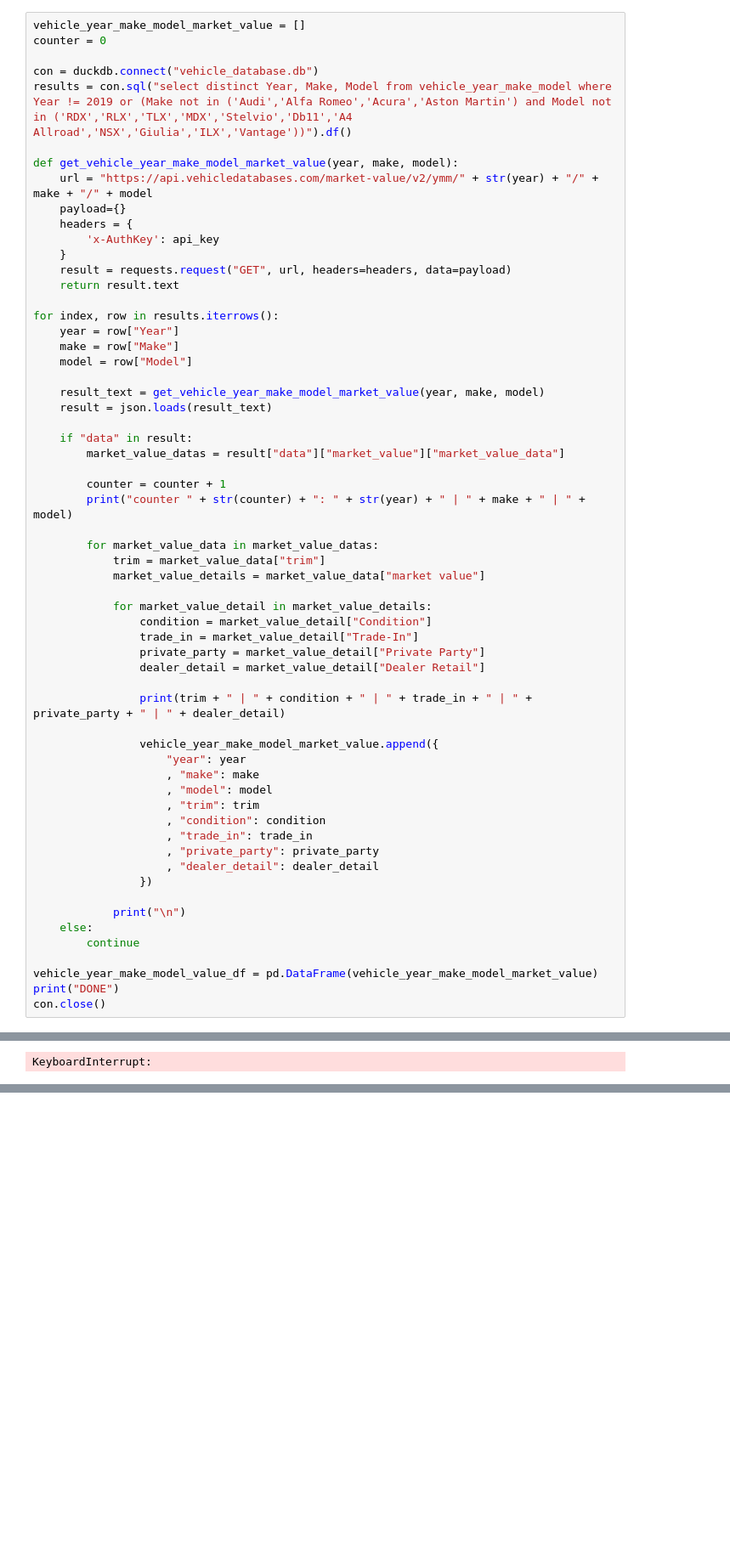
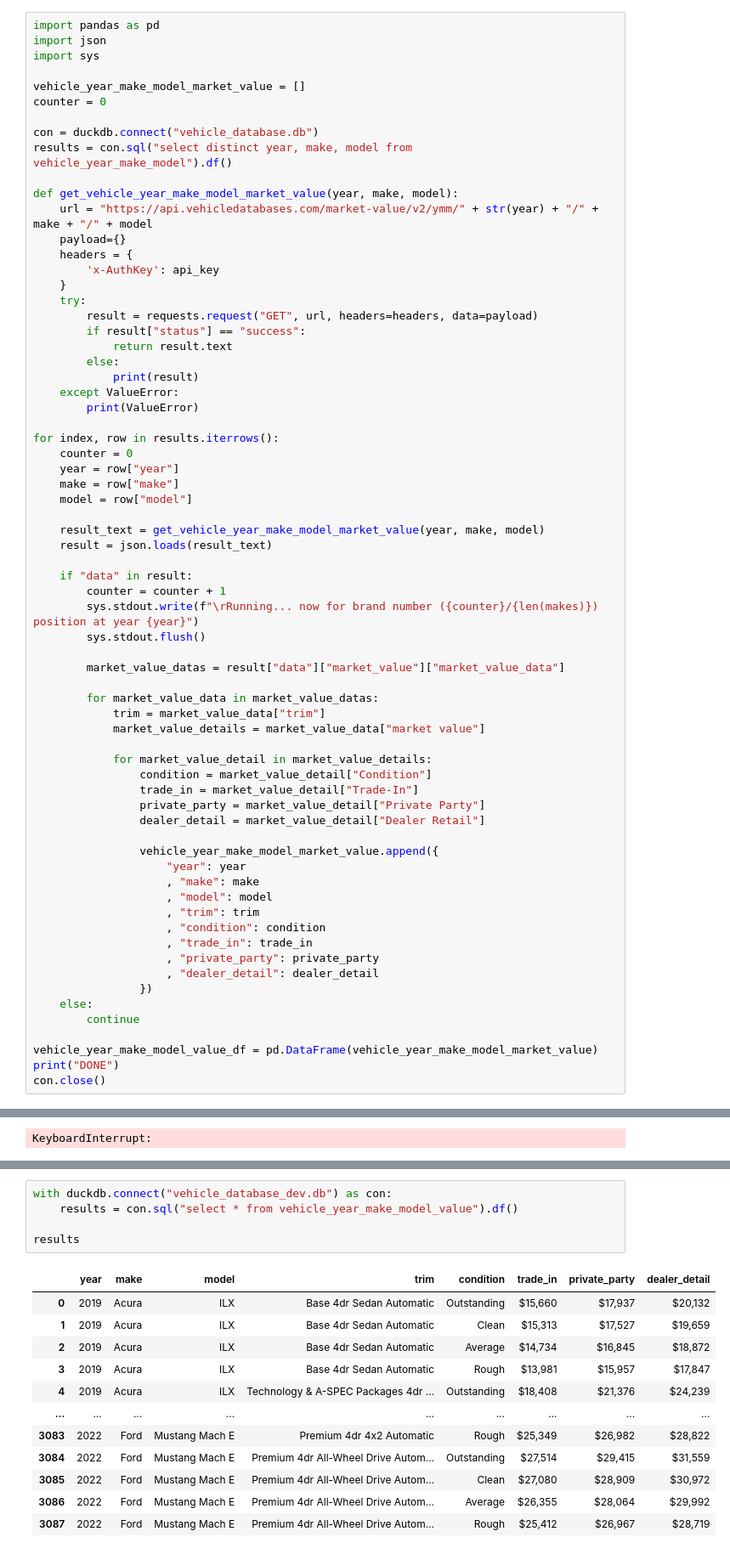
Before and after one commit to haritsm/vehicledatabase-exploration, a Jupyter notebook: vehicle.ipynb, the cells around one changed output, grey strips where cells are left out. Shown at 85% size. Cells and saved outputs as stored; diff of their text form; blank space fills up the shorter version.

```diff
--- a/vehicle.ipynb
+++ b/vehicle.ipynb
@@ -153,11 +173,15 @@ results
 | 210 | 2023 | Tesla |
 211 rows × 2 columns
 # %%
+import pandas as pd
+import json
+import sys
+
 vehicle_year_make_model_market_value = []
 counter = 0
 
 con = duckdb.connect("vehicle_database.db")
-results = con.sql("select distinct Year, Make, Model from vehicle_year_make_model where Year != 2019 or (Make not in ('Audi','Alfa Romeo','Acura','Aston Martin') and Model not in ('RDX','RLX','TLX','MDX','Stelvio','Db11','A4 Allroad','NSX','Giulia','ILX','Vantage'))").df()
+results = con.sql("select distinct year, make, model from vehicle_year_make_model").df()
 
 def get_vehicle_year_make_model_market_value(year, make, model):
     url = "https://api.vehicledatabases.com/market-value/v2/ymm/" + str(year) + "/" + make + "/" + model
@@ -165,22 +189,30 @@ def get_vehicle_year_make_model_market_value(year, make, model):
     headers = {
         'x-AuthKey': api_key
     }
-    result = requests.request("GET", url, headers=headers, data=payload)
-    return result.text
+    try:
+        result = requests.request("GET", url, headers=headers, data=payload)
+        if result["status"] == "success":
+            return result.text
+        else:
+            print(result)
+    except ValueError:
+        print(ValueError)
 
 for index, row in results.iterrows():
-    year = row["Year"]
-    make = row["Make"]
-    model = row["Model"]
+    counter = 0
+    year = row["year"]
+    make = row["make"]
+    model = row["model"]
 
     result_text = get_vehicle_year_make_model_market_value(year, make, model)
     result = json.loads(result_text)
 
     if "data" in result:
+        counter = counter + 1
+        sys.stdout.write(f"\rRunning... now for brand number ({counter}/{len(makes)}) position at year {year}")
+        sys.stdout.flush()
+
         market_value_datas = result["data"]["market_value"]["market_value_data"]
-
-        counter = counter + 1
-        print("counter " + str(counter) + ": " + str(year) + " | " + make + " | " + model)
 
         for market_value_data in market_value_datas:
             trim = market_value_data["trim"]
@@ -192,8 +224,6 @@ for index, row in results.iterrows():
                 private_party = market_value_detail["Private Party"]
                 dealer_detail = market_value_detail["Dealer Retail"]
 
-                print(trim + " | " + condition + " | " + trade_in + " | " + private_party + " | " + dealer_detail)
-
                 vehicle_year_make_model_market_value.append({
                     "year": year
                     , "make": make
@@ -204,8 +234,6 @@ for index, row in results.iterrows():
                     , "private_party": private_party
                     , "dealer_detail": dealer_detail
                 })
-
-            print("\n")
     else:
         continue
 
@@ -281,0 +262,18 @@ vehicle_year_make_model_electric_df
+# %%
+with duckdb.connect("vehicle_database_dev.db") as con:
+    results = con.sql("select * from vehicle_year_make_model_value").df()
+
+results
+# %% [output]
+|  | year | make | model | trim | condition | trade_in | private_party | dealer_detail |
+| 0 | 2019 | Acura | ILX | Base 4dr Sedan Automatic | Outstanding | $15,660 | $17,937 | $20,132 |
+| 1 | 2019 | Acura | ILX | Base 4dr Sedan Automatic | Clean | $15,313 | $17,527 | $19,659 |
+| 2 | 2019 | Acura | ILX | Base 4dr Sedan Automatic | Average | $14,734 | $16,845 | $18,872 |
+| 3 | 2019 | Acura | ILX | Base 4dr Sedan Automatic | Rough | $13,981 | $15,957 | $17,847 |
+| 4 | 2019 | Acura | ILX | Technology & A-SPEC Packages 4dr ... | Outstanding | $18,408 | $21,376 | $24,239 |
+| ... | ... | ... | ... | ... | ... | ... | ... | ... |
+| 3083 | 2022 | Ford | Mustang Mach E | Premium 4dr 4x2 Automatic | Rough | $25,349 | $26,982 | $28,822 |
+| 3084 | 2022 | Ford | Mustang Mach E | Premium 4dr All-Wheel Drive Autom... | Outstanding | $27,514 | $29,415 | $31,559 |
+| 3085 | 2022 | Ford | Mustang Mach E | Premium 4dr All-Wheel Drive Autom... | Clean | $27,080 | $28,909 | $30,972 |
+| 3086 | 2022 | Ford | Mustang Mach E | Premium 4dr All-Wheel Drive Autom... | Average | $26,355 | $28,064 | $29,992 |
+| 3087 | 2022 | Ford | Mustang Mach E | Premium 4dr All-Wheel Drive Autom... | Rough | $25,412 | $26,967 | $28,719 |
```
Also changed, not shown: parts of 20 cells of this notebook, 3 other files.
